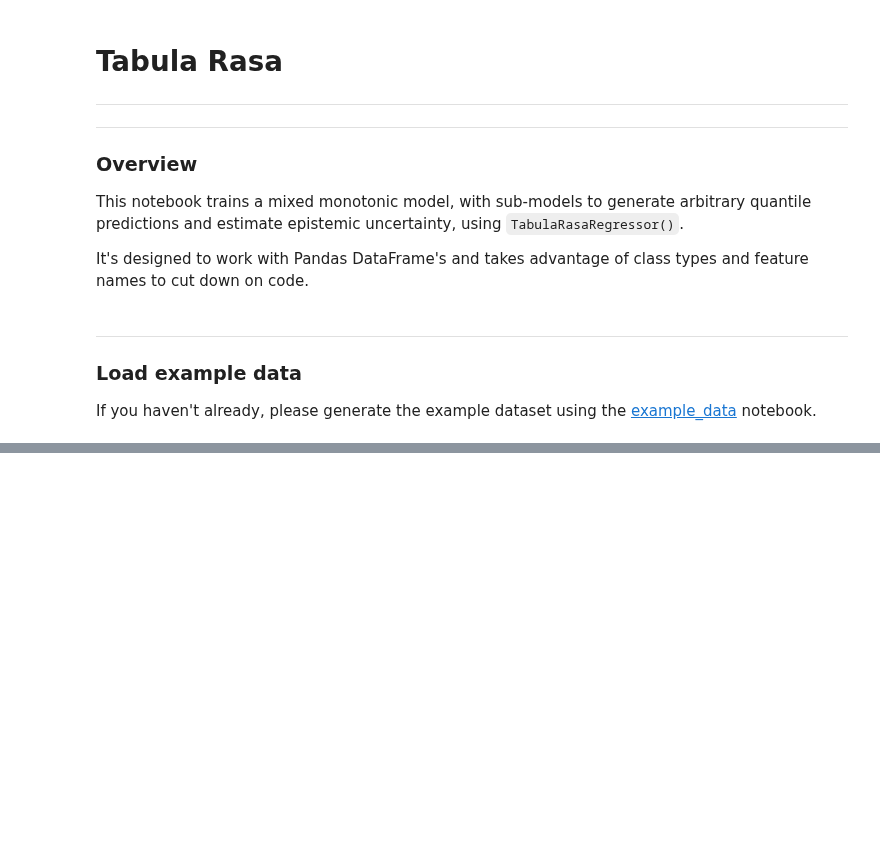
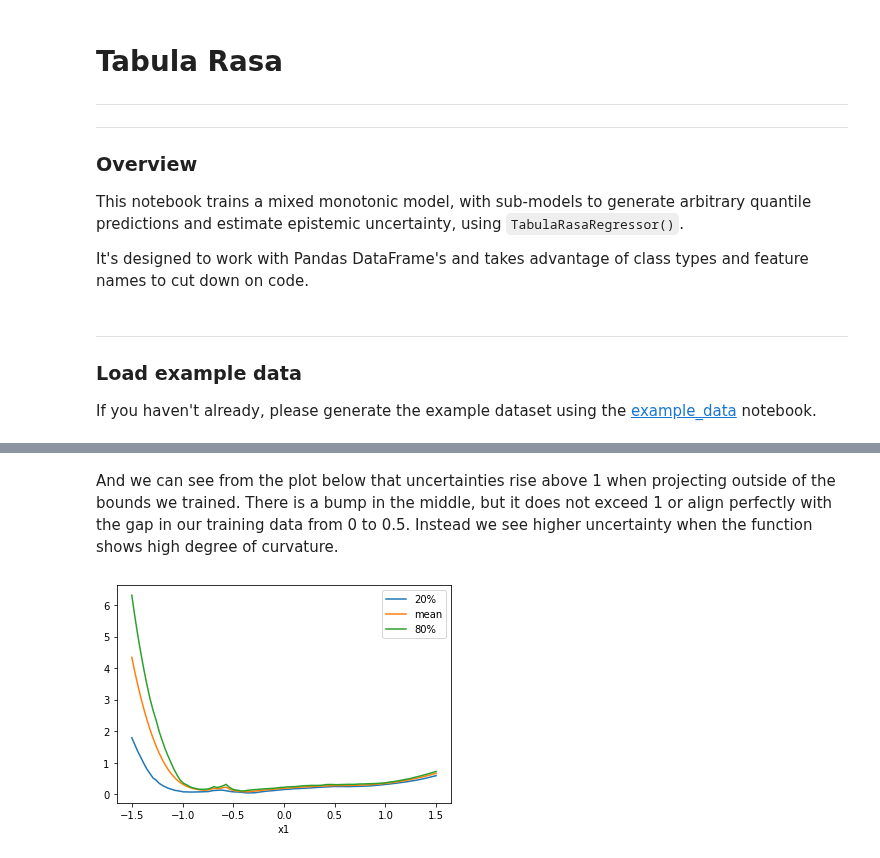
Before and after one commit to djarpin/tabularasa, a Jupyter notebook: examples/tabula_rasa.ipynb, the cells around one changed output, grey strips where cells are left out. Drawn from its saved outputs; the diff is of its cells as text; code cells hidden in the pictures; blank space fills up the shorter version.

```diff
--- a/examples/tabula_rasa.ipynb
+++ b/examples/tabula_rasa.ipynb
@@ -83,0 +102,18 @@ array([[-0.02938868],
+# %%
+uncertainties = []
+for q in np.linspace(-1.5, 1.5, 101):
+    dfc = df.copy()
+    dfc['x1'] = q
+    dfc['x1'] = dfc['x1'].astype('float32')
+    p = model.estimate_uncertainty(dfc)
+    p = pd.DataFrame(pd.Series(p).describe(percentiles=quantiles)).T
+    p['x1'] = q
+    uncertainties.append(p)
+uncertainties = pd.concat(uncertainties, axis=0)
+# %% [markdown]
+And we can see from the plot below that uncertainties rise above 1 when projecting outside of the bounds we trained.  There is a bump in the middle, but it does not exceed 1 or align perfectly with the gap in our training data from 0 to 0.5.  Instead we see higher uncertainty when the function shows  high degree of curvature.
+# %%
+uncertainties.plot(x='x1', y=['20%', 'mean', '80%'])
+plt.show()
+# %% [output]
+[figure, added]
```
Also changed, not shown: parts of 22 cells of this notebook.
